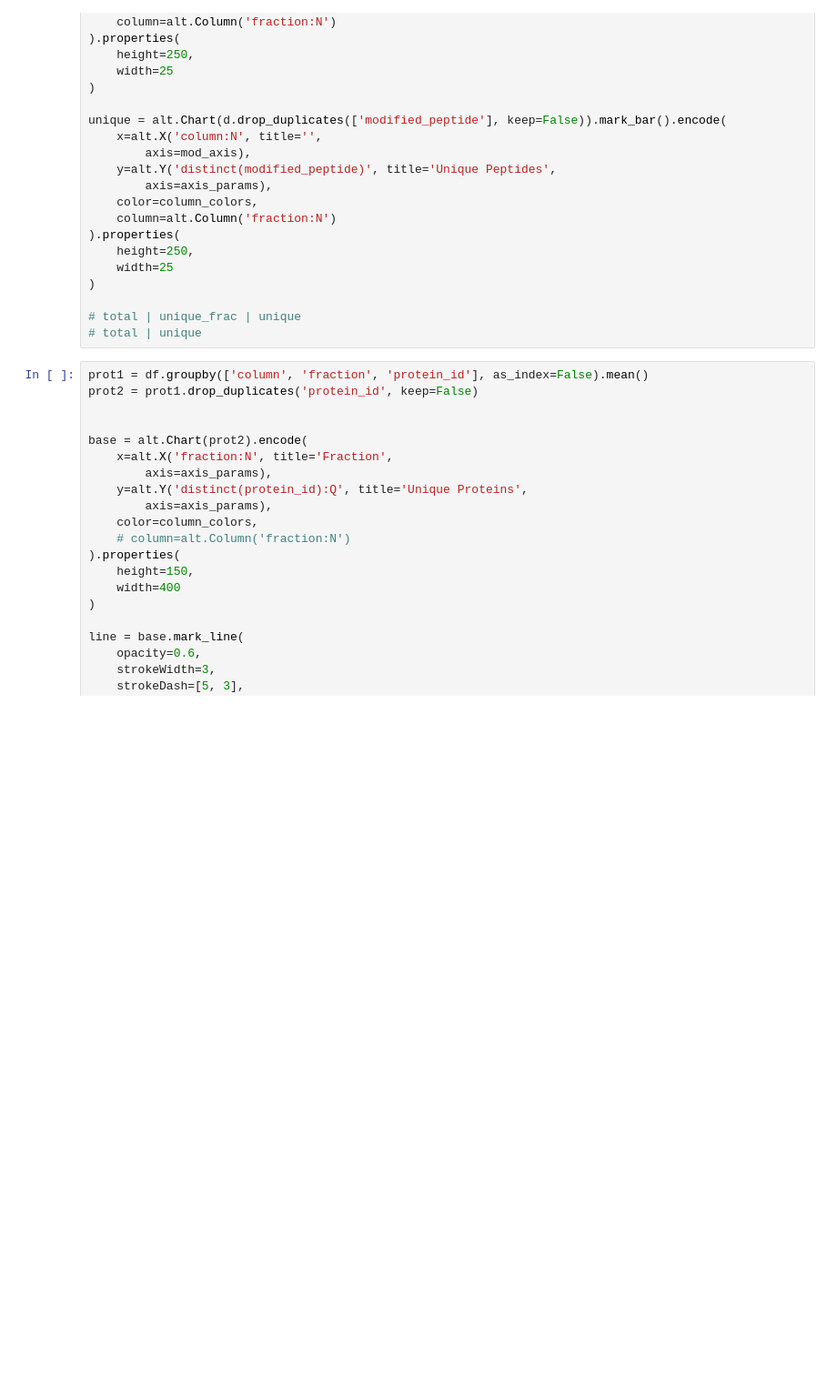
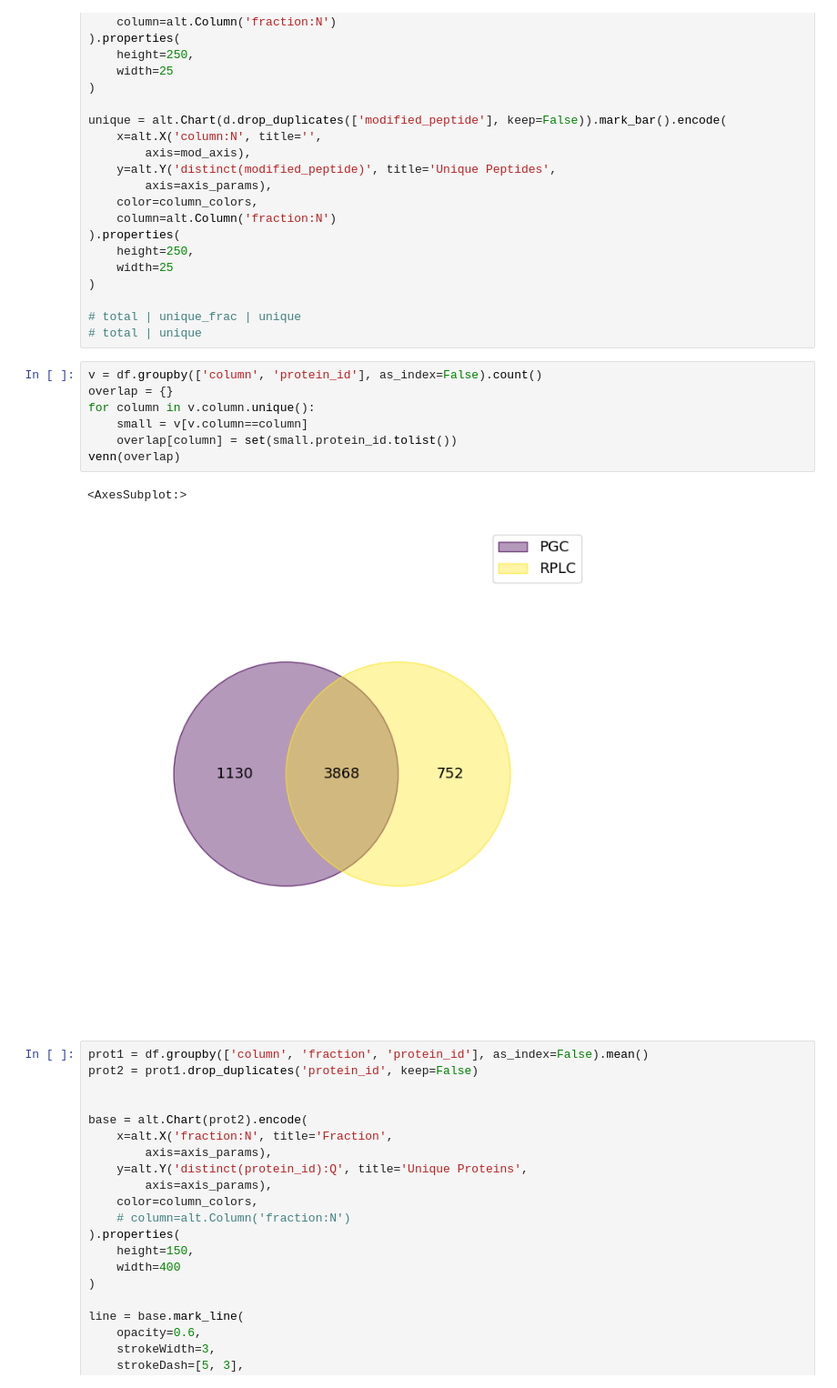
Before and after one commit to grahamdelafield/pgc-rplc-frac-profiling, a Jupyter notebook: 2_fractions_data_workup.ipynb, the cells around one changed output. Shown: that part at 91% size. Saved outputs shown, nothing was run; the diff lists cells and outputs as text; blank space fills up the shorter version.

Commit message:
adding venn diagram

```diff
--- a/2_fractions_data_workup.ipynb
+++ b/2_fractions_data_workup.ipynb
@@ -128,6 +154,16 @@ unique = alt.Chart(d.drop_duplicates(['modified_peptide'], keep=False)).mark_bar
 
 # total | unique_frac | unique
 # total | unique
+# %%
+v = df.groupby(['column', 'protein_id'], as_index=False).count()
+overlap = {}
+for column in v.column.unique():
+    small = v[v.column==column]
+    overlap[column] = set(small.protein_id.tolist())
+venn(overlap)
+# %% [output]
+<AxesSubplot:>
+[figure, added]
 # %%
 prot1 = df.groupby(['column', 'fraction', 'protein_id'], as_index=False).mean()
 prot2 = prot1.drop_duplicates('protein_id', keep=False)
```
Also changed, not shown: parts of 5 cells of this notebook.
